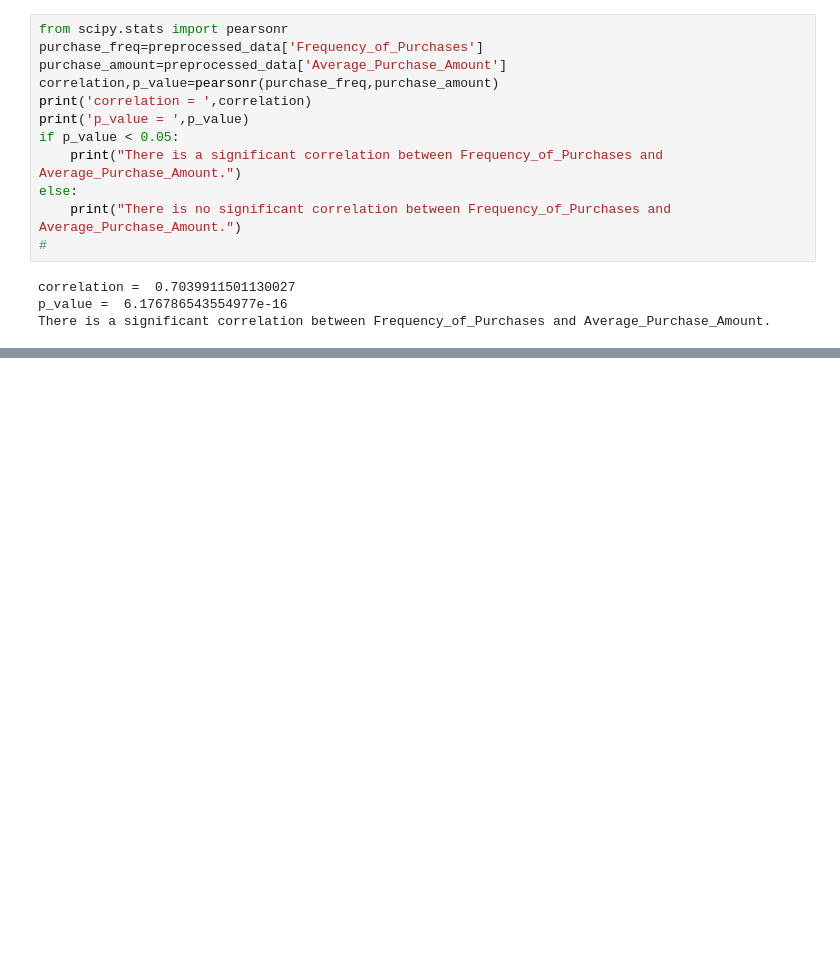
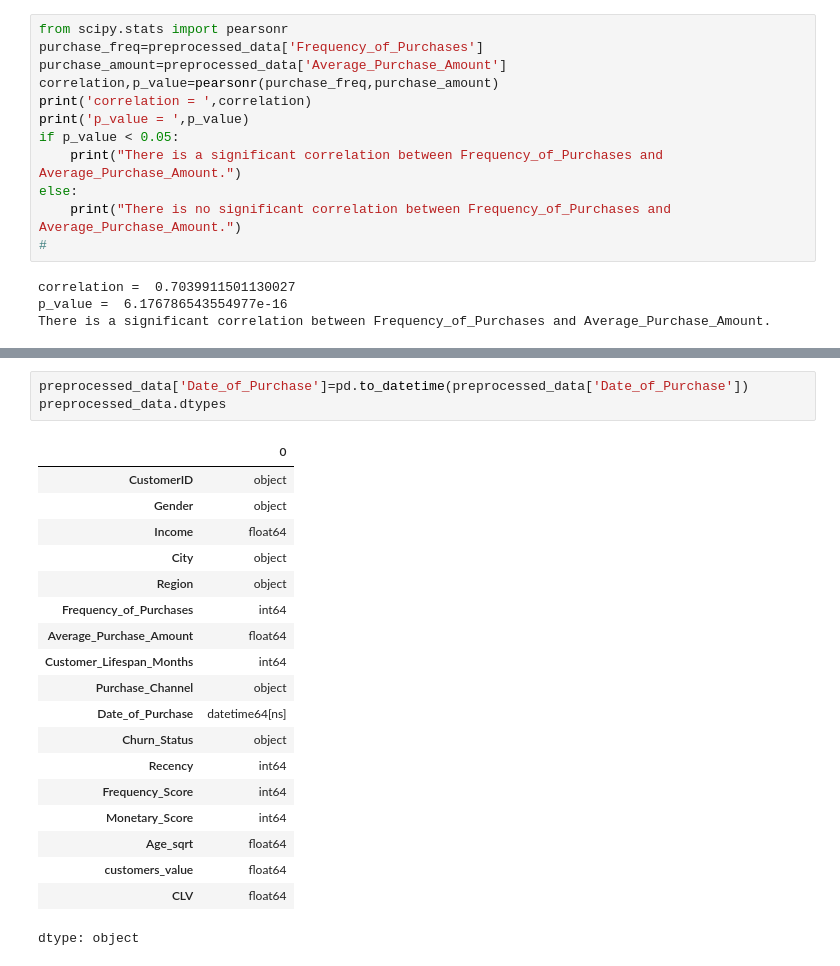
Before and after one commit to ABBAS-37405/PYTHON-AND-DATA-SCIENCE, a Jupyter notebook: dataclean.ipynb, the cells around one changed output, grey strips where cells are left out. Drawn from its saved outputs; the diff is of its cells as text; blank space fills up the shorter version.

```diff
--- a/dataclean.ipynb
+++ b/dataclean.ipynb
@@ -963,0 +1119,23 @@ There is a significant correlation between Frequency_of_Purchases and Average_Pu
+# %%
+preprocessed_data['Date_of_Purchase']=pd.to_datetime(preprocessed_data['Date_of_Purchase'])
+preprocessed_data.dtypes
+# %% [output]
+|  | 0 |
+| CustomerID | object |
+| Gender | object |
+| Income | float64 |
+| City | object |
+| Region | object |
+| Frequency_of_Purchases | int64 |
+| Average_Purchase_Amount | float64 |
+| Customer_Lifespan_Months | int64 |
+| Purchase_Channel | object |
+| Date_of_Purchase | datetime64[ns] |
+| Churn_Status | object |
+| Recency | int64 |
+| Frequency_Score | int64 |
+| Monetary_Score | int64 |
+| Age_sqrt | float64 |
+| customers_value | float64 |
+| CLV | float64 |
+dtype: object
```
Also changed, not shown: parts of 17 cells of this notebook.
